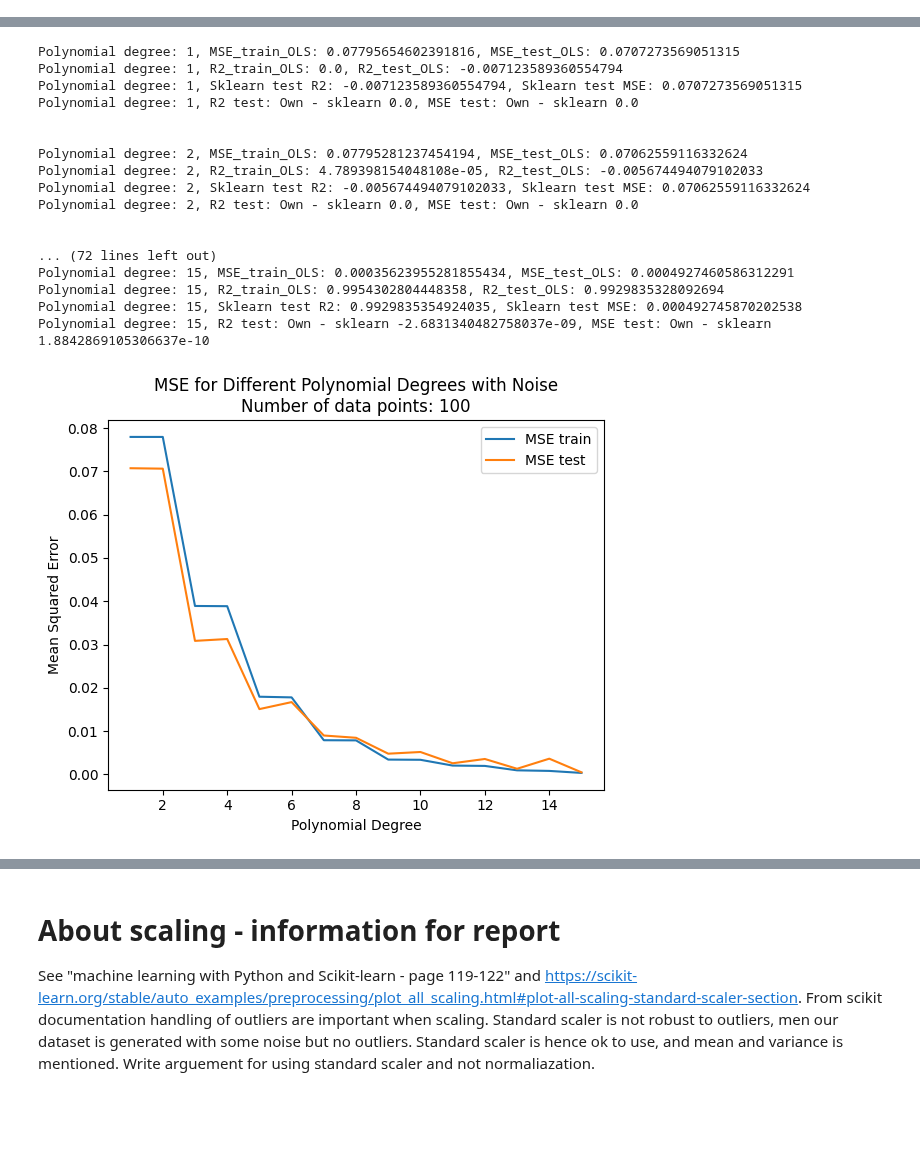
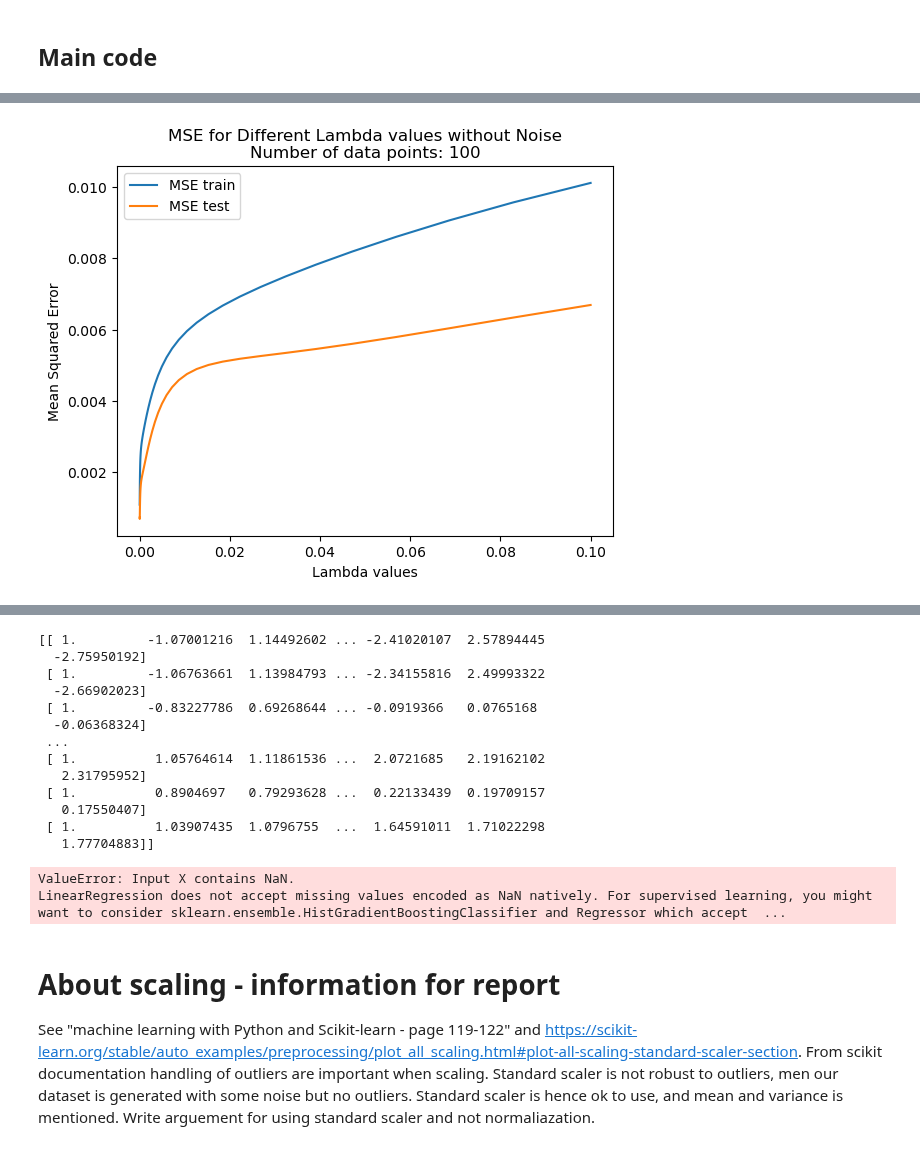
Before and after one commit to johtj/data_analysis_ml_projects, a Jupyter notebook: assignment1/assignment1.ipynb, the cells around one changed output, grey strips where cells are left out. Cells and saved outputs as stored; diff of their text form; code cells hidden in the pictures; blank space fills up the shorter version.

Commit message:
started merging code, getting nan values in first column when scaling with noise, no clue why.

```diff
--- a/assignment1/assignment1.ipynb
+++ b/assignment1/assignment1.ipynb
@@ -432,6 +438,5 @@ def scale_features_by_intercept_use(X_train, X_test, use_intercept):
 # %%
-
-def explore_polynomial_degree(X_train, X_test, y_train, y_test, p, use_intercept):
+def explore_polynomial_degree(X_train, X_test, y_train, y_test, p, use_intercept, verbose=False):
     """
     Explores the effect of polynomial degree on MSE and R2 for
     both training and test datasets using OLS regression.
@@ -476,6 +481,9 @@ def explore_polynomial_degree(X_train, X_test, y_train, y_test, p, use_intercept
         False : no intercept
         True : include intercept
 
+    verbose : Bool
+        Include verbose output from function, default set to false
+
     """
 
     polynomial_degree = list()
@@ -501,14 +509,14 @@ def explore_polynomial_degree(X_train, X_test, y_train, y_test, p, use_intercept
         mse_test_OLS = MSE(y_test, y_tilde_test)
         mse_train.append(mse_train_OLS)
         mse_test.append(mse_test_OLS)
-        print(f"Polynomial degree: {degree}, MSE_train_OLS: {mse_train_OLS}, MSE_test_OLS: {mse_test_OLS}")
+        if verbose: print(f"Polynomial degree: {degree}, MSE_train_OLS: {mse_train_OLS}, MSE_test_OLS: {mse_test_OLS}")
 
         # Calculate R2 for training and test data
         r2_train_OLS = R2(y_train, y_tilde_train)
         r2_test_OLS = R2(y_test, y_tilde_test)
         r2_train.append(r2_train_OLS)
         r2_test.append(r2_test_OLS)
-        print(f"Polynomial degree: {degree}, R2_train_OLS: {r2_train_OLS}, R2_test_OLS: {r2_test_OLS}")
+        if verbose: print(f"Polynomial degree: {degree}, R2_train_OLS: {r2_train_OLS}, R2_test_OLS: {r2_test_OLS}")
 
 
         # Sklearn Linear Regression without intercept for validation of code, test dataset only.
@@ -518,8 +526,10 @@ def explore_polynomial_degree(X_train, X_test, y_train, y_test, p, use_intercept
         y_pred_sklearn = model.predict(X_test_sliced)
         mse_sklearn = MSE(y_test, y_pred_sklearn)
         r2_sklearn = R2(y_test, y_pred_sklearn)
-        print(f"Polynomial degree: {degree}, Sklearn test R2: {r2_sklearn}, Sklearn test MSE: {mse_sklearn}")
-        print(f"Polynomial degree: {degree}, R2 test: Own - sklearn {r2_test_OLS - r2_sklearn}, MSE test: Own - sklearn {mse_test_OLS - mse_sklearn}")
-        print('\n') # just to add line shift between different degrees in output
+
+        if verbose:
+            print(f"Polynomial degree: {degree}, Sklearn test R2: {r2_sklearn}, Sklearn test MSE: {mse_sklearn}")
+            print(f"Polynomial degree: {degree}, R2 test: Own - sklearn {r2_test_OLS - r2_sklearn}, MSE test: Own - sklearn {mse_test_OLS - mse_sklearn}")
+            print('\n') # just to add line shift between different degrees in output
 
     return polynomial_degree, mse_train, mse_test, r2_train, r2_test
@@ -526,3 +614,5 @@ def explore_polynomial_degree(X_train, X_test, y_train, y_test, p, use_intercept
+# %% [markdown]
+## Main code
 # %%
 # Runge's function
 
@@ -530,6 +620,8 @@ def explore_polynomial_degree(X_train, X_test, y_train, y_test, p, use_intercept
 n_datapoints = 100 # changed and ran code with different values. Could have been implemented as a list and looped over, but regarded as not necessary.
 standard_deviation = 0.1 # for noise, should we play around with this values as well in analysis?
 p = 15 # polynomial degree
+lambda_range = (-1,-5) # range of lambda values for np.log
+lambda_n = 50 # number lambda values to explore
 np.random.seed(250)  # ensure reproducibility
 
 # generating data without noise
@@ -556,8 +648,13 @@ X_train_scaled, X_test_scaled = scale_features_by_intercept_use(X_train, X_test,
 
 # scaled data for features as input
 polynomial_degree, mse_train, mse_test, r2_train, r2_test = explore_polynomial_degree(X_train_scaled, X_test_scaled, y_train, y_test, p, use_intercept=use_intercept)
-plot_mse(n_datapoints, polynomial_degree, mse_train, mse_test, noise=False)
-plot_r2(n_datapoints, polynomial_degree, r2_train, r2_test, noise=False)
+plot_mse(n_datapoints, polynomial_degree,"Polynomial degrees", mse_train, mse_test, noise=False)
+plot_r2(n_datapoints, polynomial_degree,"Polynomial degrees", r2_train, r2_test, noise=False)
+
+lambdas, mse_train_ridge, mse_test_ridge, r2_train_ridge, r2_test_ridge = explore_lambda(X_train_scaled, X_test_scaled, y_train, y_test,lambda_range,lambda_n)
+plot_mse(n_datapoints, lambdas,"Lambda values", mse_train_ridge, mse_test_ridge, noise=False)
+plot_r2(n_datapoints, lambdas,"Lambda values", r2_train_ridge, r2_test_ridge, noise=False)
+
 
 ##################################################
 
@@ -568,10 +665,14 @@ X_noise = polynomial_features(x_noise, p,intercept=use_intercept) # intercept=Tr
 # test and train dataset, and scaling of X_train and X_test
 X_train_noise, X_test_noise, y_train_noise, y_test_noise = train_test_split(X_noise, y_noise, test_size=0.2)
 X_train_scaled_noise, X_test_scaled_noise = scale_features_by_intercept_use(X_train_noise, X_test_noise, use_intercept)
-#X_train_scaled_noise, X_test_scaled_noise = standard_scaler(X_train_noise, X_test_noise)
+X_train_scaled_noise, X_test_scaled_noise = standard_scaler(X_train_noise, X_test_noise)
 
 # scaled data for features as input
 polynomial_degree, mse_train, mse_test, r2_train, r2_test = explore_polynomial_degree(X_train_scaled_noise, X_test_scaled_noise, y_train_noise, y_test_noise, p, use_intercept=use_intercept)
-plot_mse(n_datapoints, polynomial_degree, mse_train, mse_test, noise=True)
-plot_r2(n_datapoints, polynomial_degree, r2_train, r2_test, noise=True)
+plot_mse(n_datapoints, polynomial_degree, "polynomial degrees", mse_train, mse_test, noise=True)
+plot_r2(n_datapoints, polynomial_degree, "polynomial degrees",r2_train, r2_test, noise=True)
+
+lambdas, mse_train_ridge, mse_test_ridge, r2_train_ridge, r2_test_ridge = explore_lambda(X_train_scaled_noise, X_test_scaled_noise, y_train_noise, y_test_noise,lambda_range,lambda_n)
+plot_mse(n_datapoints, lambdas,"Lambda values", mse_train_ridge, mse_test_ridge, noise=False)
+plot_r2(n_datapoints, lambdas,"Lambda values", r2_train_ridge, r2_test_ridge, noise=False)
 # %% [output]
@@ -597,18 +681 @@ Polynomial degree: 15, R2 test: Own - sklearn -2.588148806381696e-09, MSE test:
-Polynomial degree: 1, MSE_train_OLS: 0.07795654602391816, MSE_test_OLS: 0.0707273569051315
-Polynomial degree: 1, R2_train_OLS: 0.0, R2_test_OLS: -0.007123589360554794
-Polynomial degree: 1, Sklearn test R2: -0.007123589360554794, Sklearn test MSE: 0.0707273569051315
-Polynomial degree: 1, R2 test: Own - sklearn 0.0, MSE test: Own - sklearn 0.0
-
-
-Polynomial degree: 2, MSE_train_OLS: 0.07795281237454194, MSE_test_OLS: 0.07062559116332624
-Polynomial degree: 2, R2_train_OLS: 4.789398154048108e-05, R2_test_OLS: -0.005674494079102033
-Polynomial degree: 2, Sklearn test R2: -0.005674494079102033, Sklearn test MSE: 0.07062559116332624
-Polynomial degree: 2, R2 test: Own - sklearn 0.0, MSE test: Own - sklearn 0.0
-
-
-... (72 lines left out)
-Polynomial degree: 15, MSE_train_OLS: 0.00035623955281855434, MSE_test_OLS: 0.0004927460586312291
-Polynomial degree: 15, R2_train_OLS: 0.9954302804448358, R2_test_OLS: 0.9929835328092694
-Polynomial degree: 15, Sklearn test R2: 0.9929835354924035, Sklearn test MSE: 0.000492745870202538
-Polynomial degree: 15, R2 test: Own - sklearn -2.6831340482758037e-09, MSE test: Own - sklearn 1.8842869105306637e-10
-[figure, old version]
+[figure, new version]
@@ -616,3 +683,18 @@ Polynomial degree: 15, R2 test: Own - sklearn -2.6831340482758037e-09, MSE test:
+[[ 1.         -1.07001216  1.14492602 ... -2.41020107  2.57894445
+  -2.75950192]
+ [ 1.         -1.06763661  1.13984793 ... -2.34155816  2.49993322
+  -2.66902023]
+ [ 1.         -0.83227786  0.69268644 ... -0.0919366   0.0765168
+  -0.06368324]
+ ...
+ [ 1.          1.05764614  1.11861536 ...  2.0721685   2.19162102
+   2.31795952]
+ [ 1.          0.8904697   0.79293628 ...  0.22133439  0.19709157
+   0.17550407]
+ [ 1.          1.03907435  1.0796755  ...  1.64591011  1.71022298
+   1.77704883]]
+ValueError: Input X contains NaN.
+LinearRegression does not accept missing values encoded as NaN natively. For supervised learning, you might want to consider sklearn.ensemble.HistGradientBoostingClassifier and Regressor which accept  ...
 # %% [markdown]
 # About scaling - information for report
 
```
Also changed, not shown: parts of 14 cells of this notebook.
